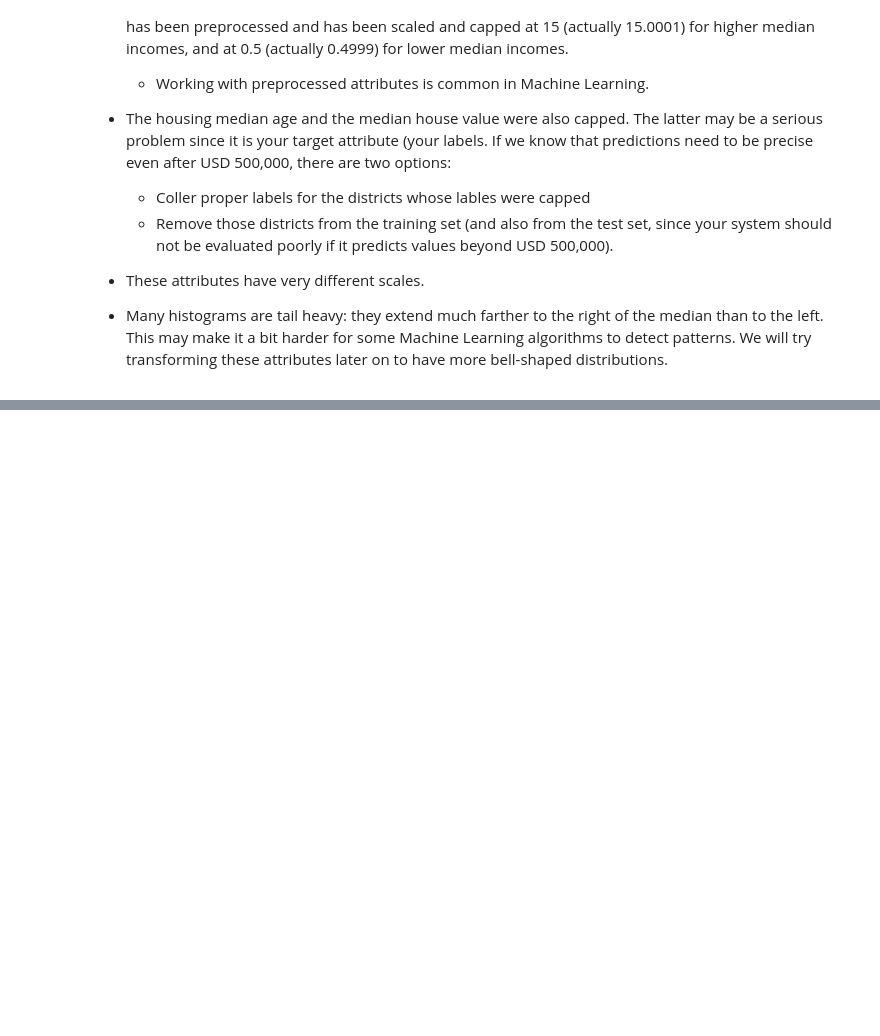
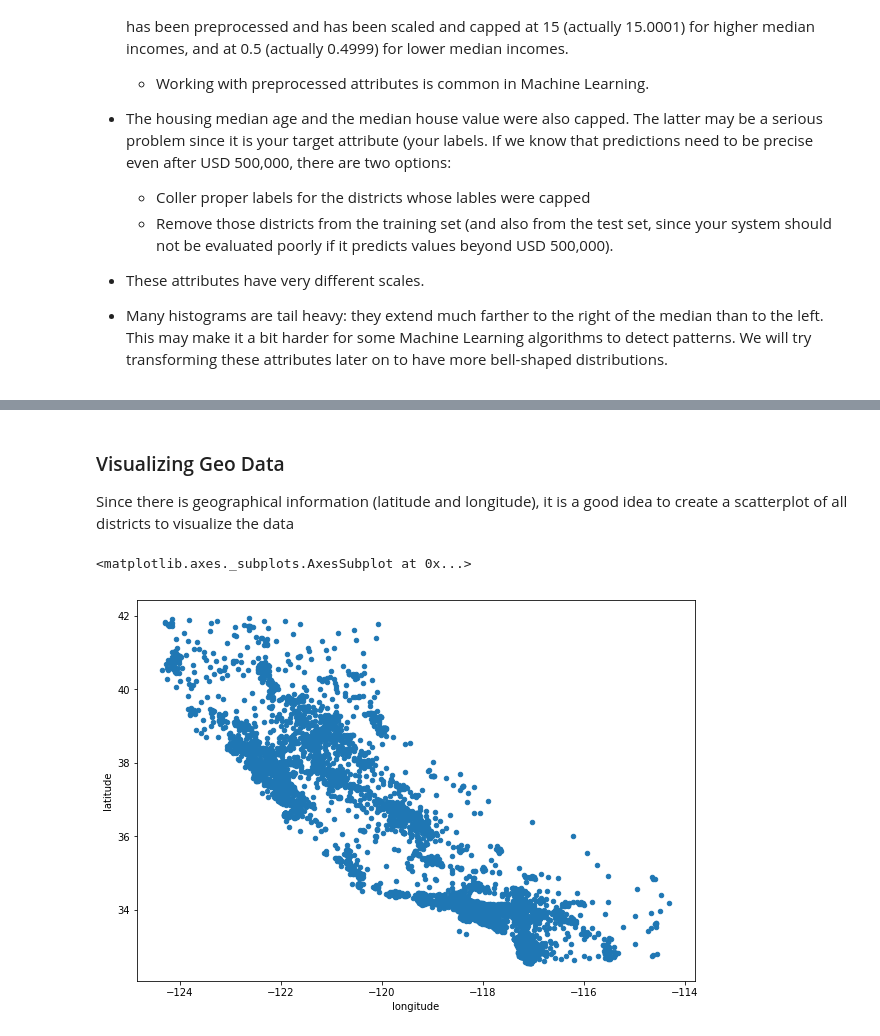
Before and after one commit to caragpe/machinelearning, a Jupyter notebook: Chapter 2.ipynb, the cells around one changed output, grey strips where cells are left out. Saved outputs shown, nothing was run; the diff lists cells and outputs as text; code cells hidden in the pictures; blank space fills up the shorter version.

```diff
--- a/Chapter 2.ipynb
+++ b/Chapter 2.ipynb
@@ -233,0 +320,11 @@ A few details about the histograms:
+# %%
+housing = strat_train_set.copy()
+# %% [markdown]
+### Visualizing Geo Data
+
+Since there is geographical information (latitude and longitude), it is a good idea to create a scatterplot of all districts to visualize the data
+# %%
+housing.plot(kind="scatter", x="longitude", y="latitude",  figsize=(10,7))
+# %% [output]
+<matplotlib.axes._subplots.AxesSubplot at 0x...>
+[figure, added]
```
Also changed, not shown: parts of 18 cells of this notebook.
